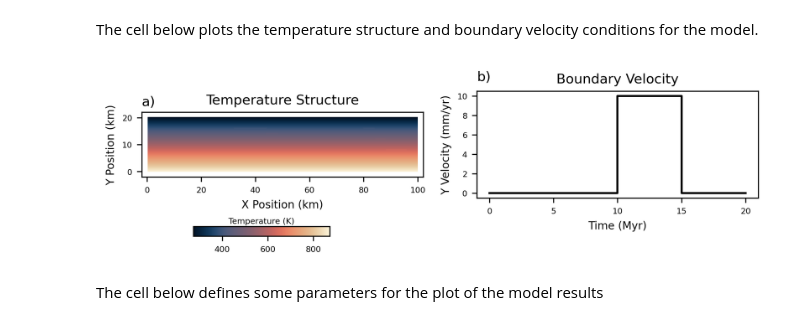
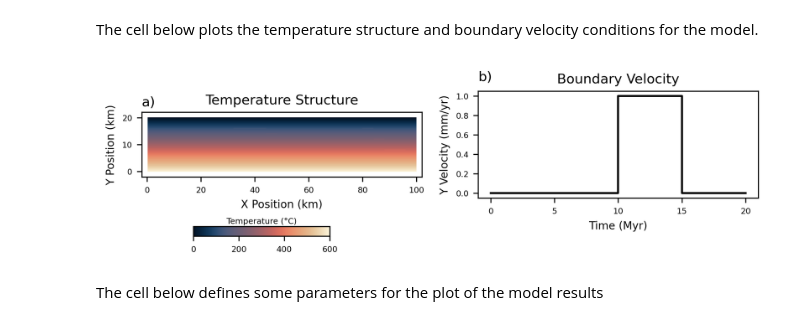
Before and after one commit to dyvasey/gdtchron, a Jupyter notebook: aspect/figures_model.ipynb, the cells around one changed output. Saved outputs shown, nothing was run; the diff lists cells and outputs as text; code cells hidden in the pictures.

Commit message:
Change K to deg C in Jupyter Notebook figures (#34)

```diff
--- a/aspect/figures_model.ipynb
+++ b/aspect/figures_model.ipynb
@@ -20,41 +20,42 @@ fig, axs = plt.subplots(1, 2, dpi=300, figsize=(7, 2))
 file = 'meshes_tchron/meshes_tchron_000.vtu'
 mesh = pv.read(file)
 mesh.points /= 1e3  # Convert to km
+mesh['T'] -= 273.15  # Convert temp to °C
 
-clim = (273, 873)
+clim = (0, 600)  # °C
 cmap = cmc.lipari
 
 gdt.plot_vtk_2d(mesh, 'T', bounds=[-2, 102, -2, 22], ax=axs[0],
           cmap=cmap, colorbar=False, clim=clim)
 
 axs[0].set_title('Temperature Structure', fontsize=10)
 axs[0].set_xlabel('X Position (km)', fontsize=8)
 axs[0].set_ylabel('Y Position (km)', fontsize=8)
 
 times = [0, 10, 10, 15, 15, 20]
-y_vel = [0, 0, 10, 10, 0, 0]
+y_vel = [0, 0, 1, 1, 0, 0]
 axs[1].plot(times, y_vel, c='black')
 axs[1].set_title('Boundary Velocity', fontsize=10)
 axs[1].set_xlabel('Time (Myr)', fontsize=8)
 axs[1].set_ylabel('Y Velocity (mm/yr)', fontsize=8)
 axs[1].set_xticks([0, 5, 10, 15, 20])
 
 for k, ax in enumerate(axs):
     ax.tick_params(labelsize=6)
     ax.annotate(chr(97 + k) + ')', (0, 1.1), xycoords='axes fraction', fontsize=10)
 
 cax = fig.add_axes([0.15, 0.05, 0.2, 0.05])
 norm = mcolors.Normalize(vmin=clim[0], vmax=clim[1])
 sm = cm.ScalarMappable(cmap=cmap, norm=norm)
 plt.colorbar(sm, cax=cax, orientation='horizontal')
 
 cax.tick_params(labelsize=6)
-cax.set_title('Temperature (K)', fontsize=6, pad=2)
+cax.set_title('Temperature (°C)', fontsize=6, pad=2)
 
 plt.tight_layout()
 fig.savefig('uplift_setup.jpg', bbox_inches='tight')
 # %% [output]
-[figure, old version]
+[figure, new version]
 # %% [markdown]
 The cell below defines some parameters for the plot of the model results
 # %%
```
Also changed, not shown: 2 other files.
